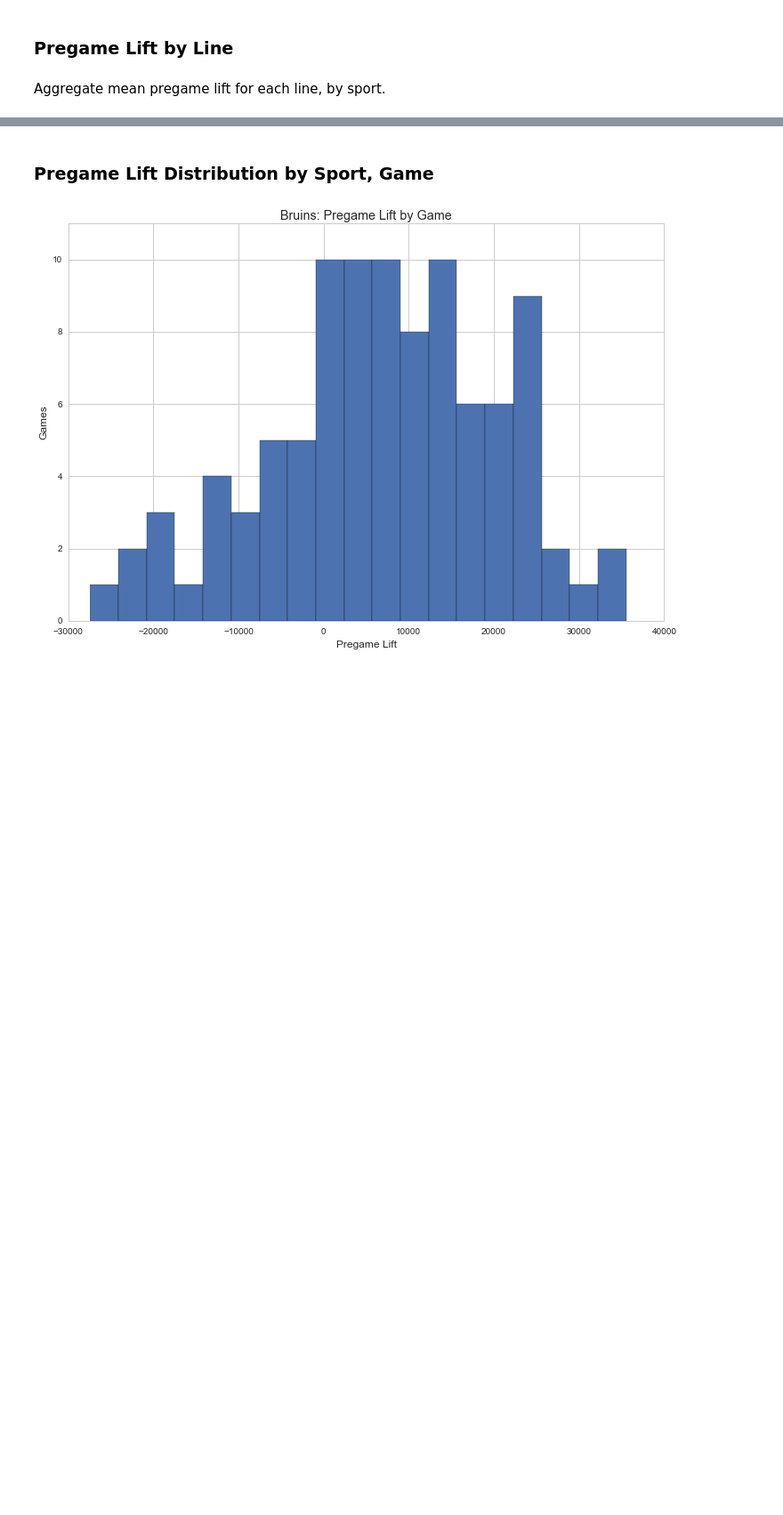
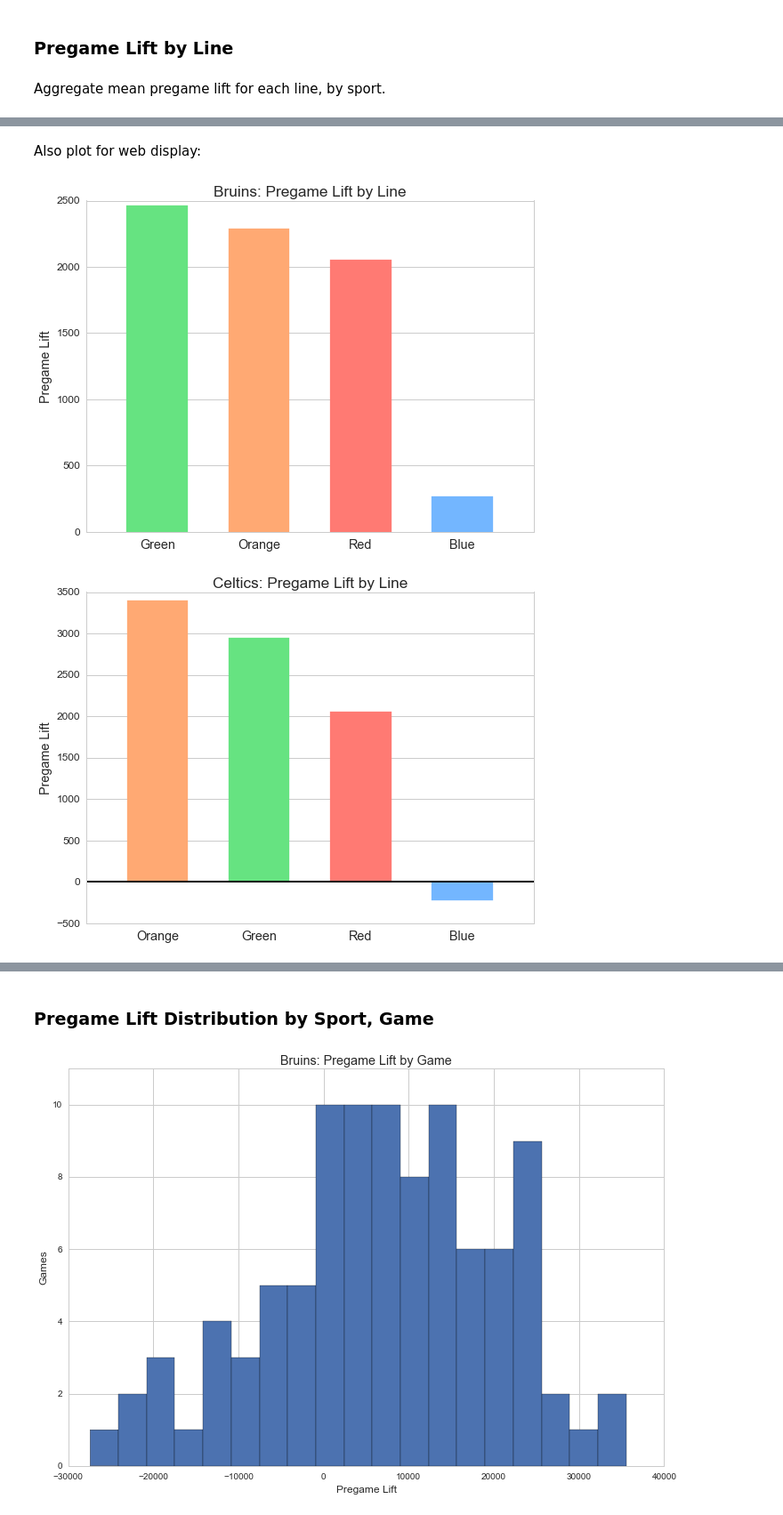
Before and after one commit to azampagl/harvard-capstone, a Jupyter notebook: src/sports/pregame.ipynb, the cells around one changed output, grey strips where cells are left out. Shown at 89% size. Saved outputs shown, nothing was run; the diff lists cells and outputs as text; code cells hidden in the pictures; blank space fills up the shorter version.

```diff
--- a/src/sports/pregame.ipynb
+++ b/src/sports/pregame.ipynb
@@ -350,0 +323,7 @@ for team in teams:
+# %% [markdown]
+Also plot for web display:
+# %%
+chart_pregame_lift_agg_line(chart_format='web')
+# %% [output]
+[figure, added]
+[figure, added]
```
Also changed, not shown: parts of 19 cells of this notebook, 3 other files.
